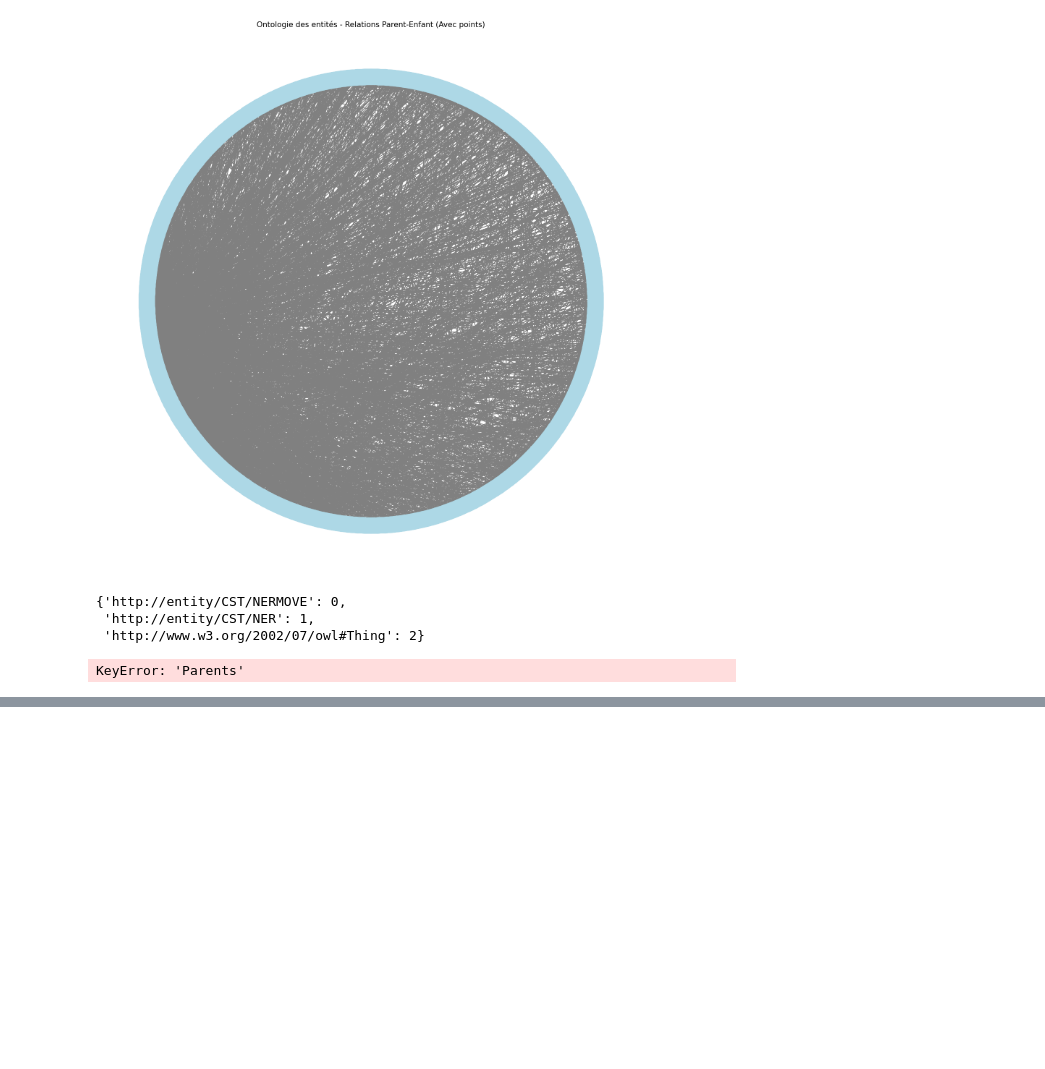
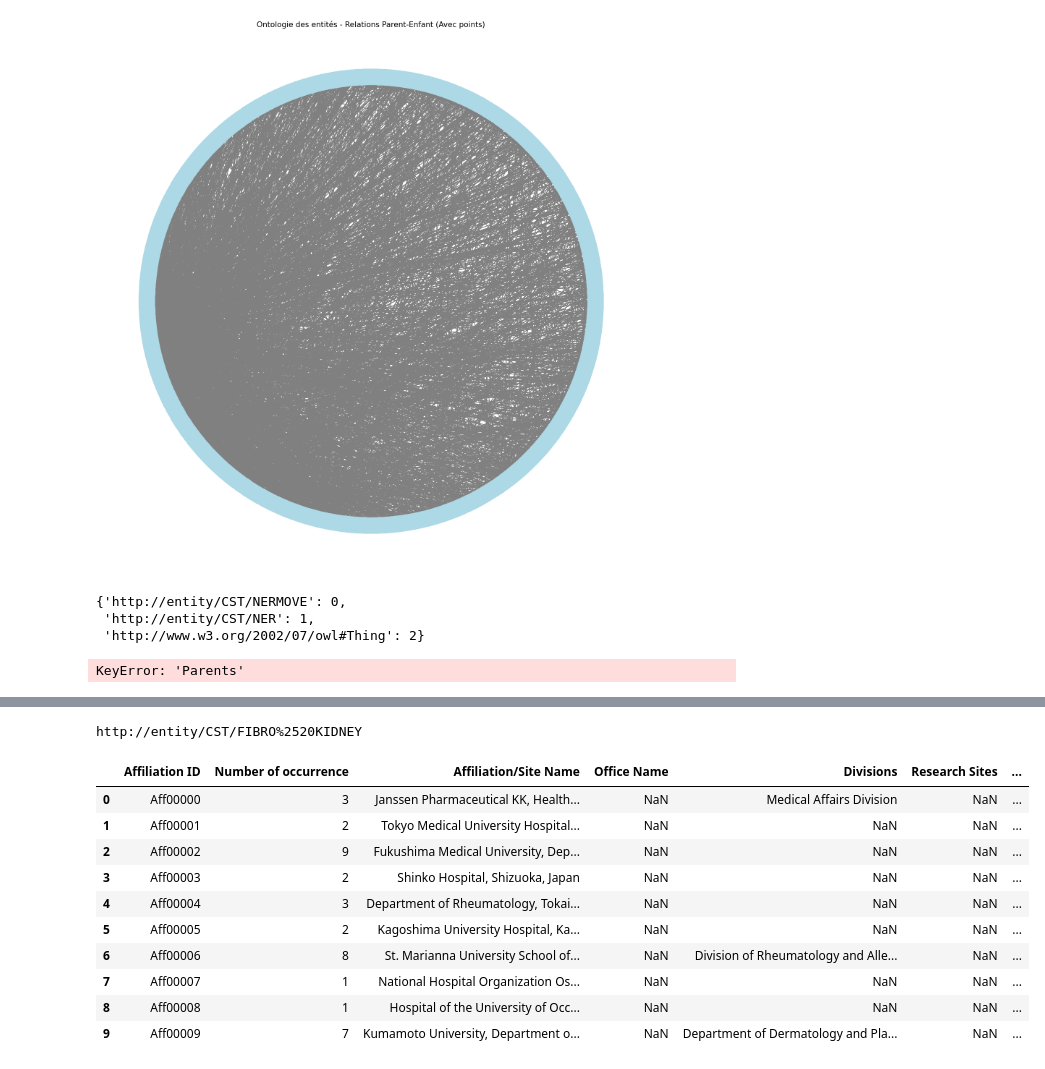
Before and after one commit to freuxy/AS_Test_API, a Jupyter notebook: exploration.ipynb, the cells around one changed output, grey strips where cells are left out. Cells and saved outputs as stored; diff of their text form; code cells hidden in the pictures; blank space fills up the shorter version.

```diff
--- a/exploration.ipynb
+++ b/exploration.ipynb
@@ -258,0 +349,26 @@ KeyError: 'Parents'
+# %%
+
+space = "%20"
+fix = "%2520"
+if space in id:
+    # Remplacer toutes les occurrences de "example" par "sample"
+    id = id.replace(space, fix)
+
+print(id)
+# %% [output]
+http://entity/CST/FIBRO%2520KIDNEY
+# %%
+kol=pd.read_excel('./kol_csv_29_07_2024_drug_and_kol_standardized.xlsx')
+kol.head(10)
+# %% [output]
+|  | Affiliation ID | Number of occurrence | Affiliation/Site Name | Office Name | Divisions | Research Sites | ... |
+| 0 | Aff00000 | 3 | Janssen Pharmaceutical KK, Health... | NaN | Medical Affairs Division | NaN | ... |
+| 1 | Aff00001 | 2 | Tokyo Medical University Hospital... | NaN | NaN | NaN | ... |
+| 2 | Aff00002 | 9 | Fukushima Medical University, Dep... | NaN | NaN | NaN | ... |
+| 3 | Aff00003 | 2 | Shinko Hospital, Shizuoka, Japan | NaN | NaN | NaN | ... |
+| 4 | Aff00004 | 3 | Department of Rheumatology, Tokai... | NaN | NaN | NaN | ... |
+| 5 | Aff00005 | 2 | Kagoshima University Hospital, Ka... | NaN | NaN | NaN | ... |
+| 6 | Aff00006 | 8 | St. Marianna University School of... | NaN | Division of Rheumatology and Alle... | NaN | ... |
+| 7 | Aff00007 | 1 | National Hospital Organization Os... | NaN | NaN | NaN | ... |
+| 8 | Aff00008 | 1 | Hospital of the University of Occ... | NaN | NaN | NaN | ... |
+| 9 | Aff00009 | 7 | Kumamoto University, Department o... | NaN | Department of Dermatology and Pla... | NaN | ... |
```
Also changed, not shown: parts of 12 cells of this notebook, 2 other files.
